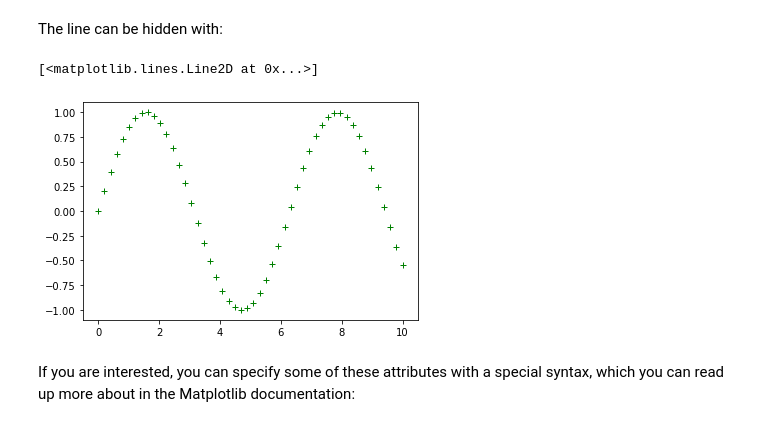
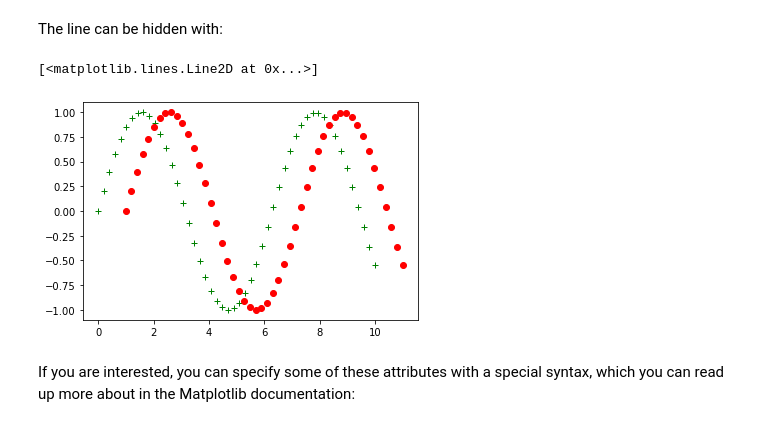
Before and after one commit to andreall/dicca__python_course, a Jupyter notebook: 03_matplotlib.ipynb, the cells around one changed output. Saved outputs shown, nothing was run; the diff lists cells and outputs as text; code cells hidden in the pictures.

```diff
--- a/03_matplotlib.ipynb
+++ b/03_matplotlib.ipynb
@@ -57,9 +59,10 @@ plt.plot(x, y, 'o', color='k')
 The line can be hidden with:
 # %%
 plt.plot(x, y,linewidth=0, color='green',  marker='+')
+plt.plot(x+1, y,linewidth=0, color='red',  marker='o')
 # %% [output]
 [<matplotlib.lines.Line2D at 0x...>]
-[figure, old version]
+[figure, new version]
 # %% [markdown]
 If you are interested, you can specify some of these attributes with a special syntax, which you can read up more about in the Matplotlib documentation:
 # %%
```
Also changed, not shown: parts of 9 cells of this notebook, 6 other files.
